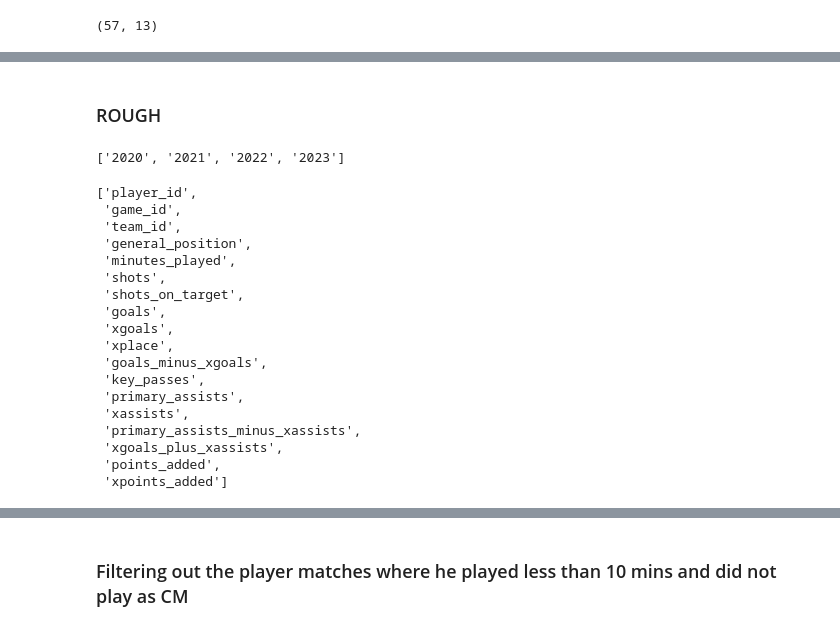
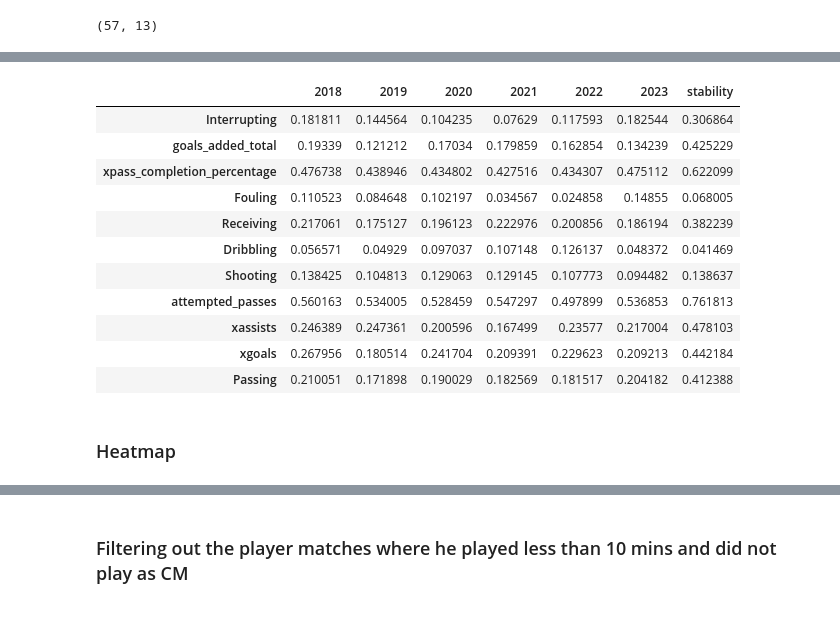
Before and after one commit to ranjitprakash1986/goals-added, a Jupyter notebook: api_eda.ipynb, the cells around one changed output, grey strips where cells are left out. Cells and saved outputs as stored; diff of their text form; code cells hidden in the pictures.

```diff
--- a/api_eda.ipynb
+++ b/api_eda.ipynb
@@ -465,0 +494,2 @@ stab
+# %%
+metrics= [col for col in list(df.columns) if col not in ['player_id', 'player_name', 'minutes_played', 'season_name']]
@@ -465,0 +514,15 @@ stab
+# %%
+final_df
+# %% [output]
+|  | 2018 | 2019 | 2020 | 2021 | 2022 | 2023 | stability |
+| Interrupting | 0.181811 | 0.144564 | 0.104235 | 0.07629 | 0.117593 | 0.182544 | 0.306864 |
+| goals_added_total | 0.19339 | 0.121212 | 0.17034 | 0.179859 | 0.162854 | 0.134239 | 0.425229 |
+| xpass_completion_percentage | 0.476738 | 0.438946 | 0.434802 | 0.427516 | 0.434307 | 0.475112 | 0.622099 |
+| Fouling | 0.110523 | 0.084648 | 0.102197 | 0.034567 | 0.024858 | 0.14855 | 0.068005 |
+| Receiving | 0.217061 | 0.175127 | 0.196123 | 0.222976 | 0.200856 | 0.186194 | 0.382239 |
+| Dribbling | 0.056571 | 0.04929 | 0.097037 | 0.107148 | 0.126137 | 0.048372 | 0.041469 |
+| Shooting | 0.138425 | 0.104813 | 0.129063 | 0.129145 | 0.107773 | 0.094482 | 0.138637 |
+| attempted_passes | 0.560163 | 0.534005 | 0.528459 | 0.547297 | 0.497899 | 0.536853 | 0.761813 |
+| xassists | 0.246389 | 0.247361 | 0.200596 | 0.167499 | 0.23577 | 0.217004 | 0.478103 |
+| xgoals | 0.267956 | 0.180514 | 0.241704 | 0.209391 | 0.229623 | 0.209213 | 0.442184 |
+| Passing | 0.210051 | 0.171898 | 0.190029 | 0.182569 | 0.181517 | 0.204182 | 0.412388 |
@@ -466,6 +536,2 @@ stab
 # %% [markdown]
-### ROUGH
+### Heatmap
-# %%
-desired_range
-# %% [output]
-['2020', '2021', '2022', '2023']
@@ -474,21 +537,0 @@ player_xgoals = asa_client.get_player_xgoals(leagues = 'mls', player_ids = "0Oq6
-# %%
-player_xgoals.columns.to_list()
-# %% [output]
-['player_id',
- 'game_id',
- 'team_id',
- 'general_position',
- 'minutes_played',
- 'shots',
- 'shots_on_target',
- 'goals',
- 'xgoals',
- 'xplace',
- 'goals_minus_xgoals',
- 'key_passes',
- 'primary_assists',
- 'xassists',
- 'primary_assists_minus_xassists',
- 'xgoals_plus_xassists',
- 'points_added',
- 'xpoints_added']
```
Also changed, not shown: parts of 109 cells of this notebook, 9 other files.
